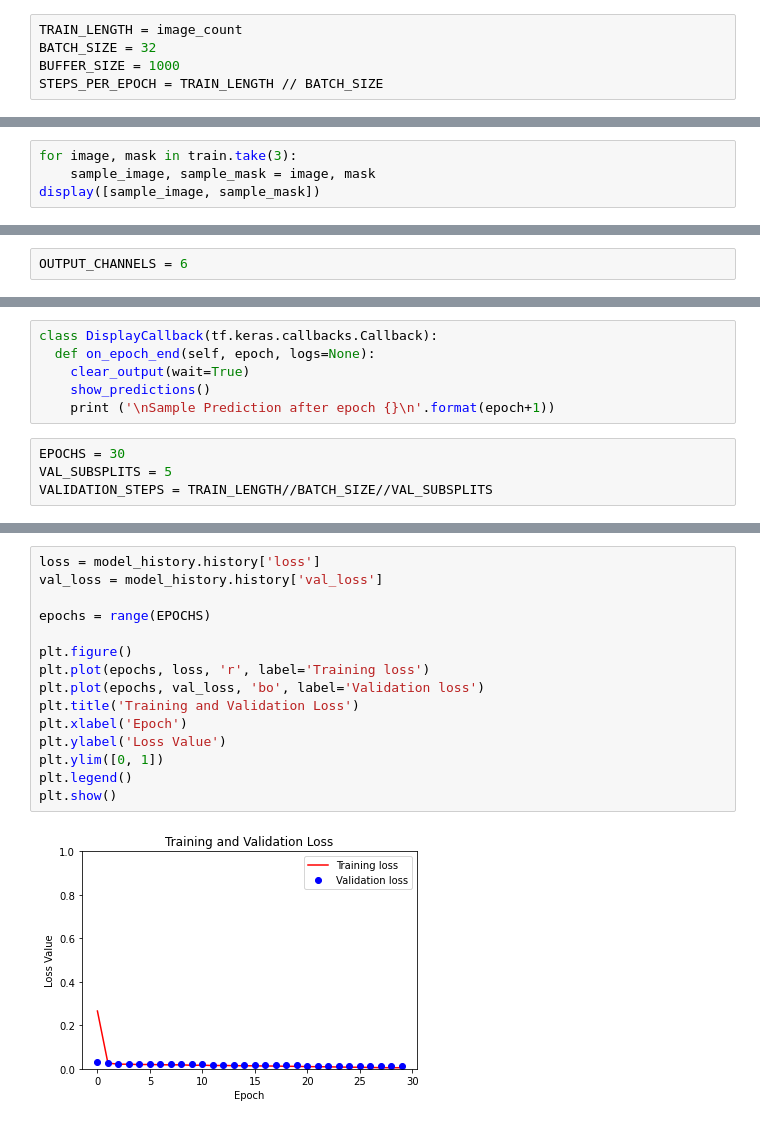
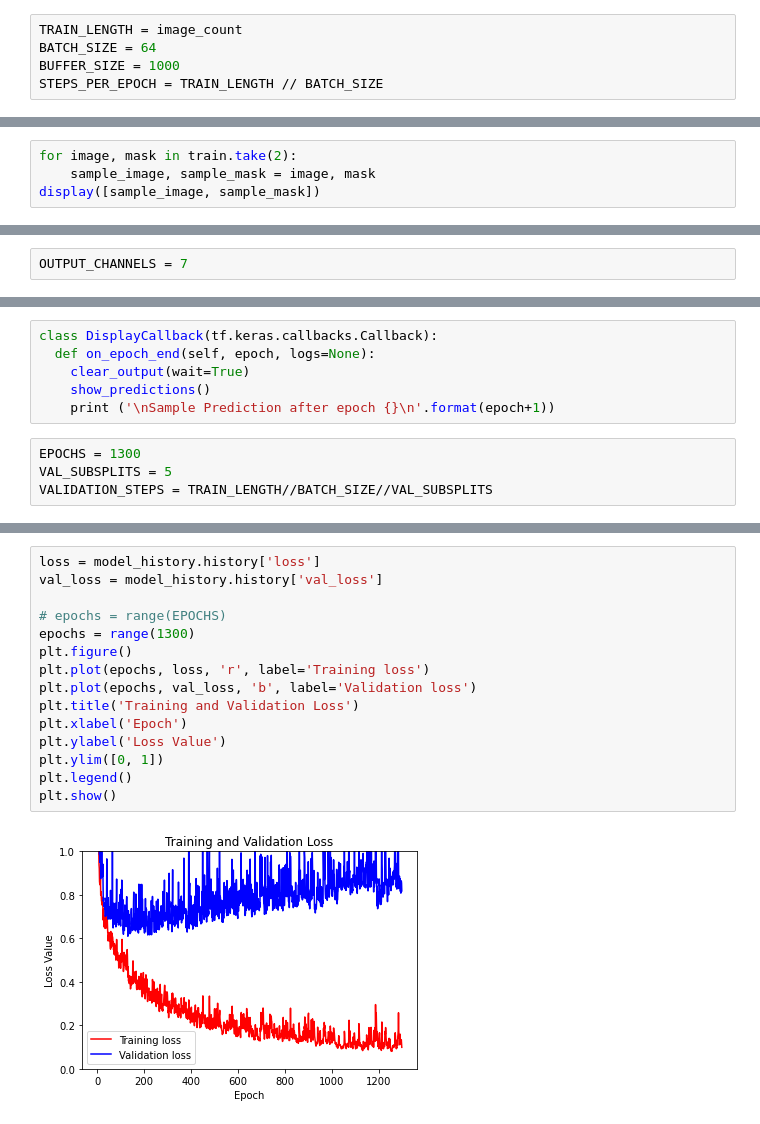
Before and after one commit to LittlematchLM/sea_ice_classification, a Jupyter notebook: train_test.ipynb, the cells around one changed output, grey strips where cells are left out. Cells and saved outputs as stored; diff of their text form.

```diff
--- a/train_test.ipynb
+++ b/train_test.ipynb
@@ -364,7 +366,7 @@ train = tf.data.Dataset.zip((train_image_ds,train_mask_ds))
 test = tf.data.Dataset.zip((test_image_ds,test_mask_ds))
 # %%
 TRAIN_LENGTH = image_count
-BATCH_SIZE = 32
+BATCH_SIZE = 64
 BUFFER_SIZE = 1000
 STEPS_PER_EPOCH = TRAIN_LENGTH // BATCH_SIZE
 # %%
@@ -391,5 +401,5 @@ def display(display_list):
 # %%
-for image, mask in train.take(3):
+for image, mask in train.take(2):
     sample_image, sample_mask = image, mask
 display([sample_image, sample_mask])
 # %% [output]
@@ -399,5 +407,5 @@ a = np.array(sample_mask)
 # %%
-OUTPUT_CHANNELS = 6
+OUTPUT_CHANNELS = 7
 # %%
 base_model = tf.keras.applications.MobileNetV2(input_shape=[128,128 , 3], include_top=False)
 
@@ -485,7 +491,7 @@ class DisplayCallback(tf.keras.callbacks.Callback):
     show_predictions()
     print ('\nSample Prediction after epoch {}\n'.format(epoch+1))
 # %%
-EPOCHS = 30
+EPOCHS = 1300
 VAL_SUBSPLITS = 5
 VALIDATION_STEPS = TRAIN_LENGTH//BATCH_SIZE//VAL_SUBSPLITS
 # %%
@@ -504,17 +508,17 @@ KeyboardInterrupt:
 # %%
 loss = model_history.history['loss']
 val_loss = model_history.history['val_loss']
 
-epochs = range(EPOCHS)
-
+# epochs = range(EPOCHS)
+epochs = range(1300)
 plt.figure()
 plt.plot(epochs, loss, 'r', label='Training loss')
-plt.plot(epochs, val_loss, 'bo', label='Validation loss')
+plt.plot(epochs, val_loss, 'b', label='Validation loss')
 plt.title('Training and Validation Loss')
 plt.xlabel('Epoch')
 plt.ylabel('Loss Value')
 plt.ylim([0, 1])
 plt.legend()
 plt.show()
 # %% [output]
-[figure, old version]
+[figure, new version]
```
Also changed, not shown: parts of 11 cells of this notebook, 4 other files.
